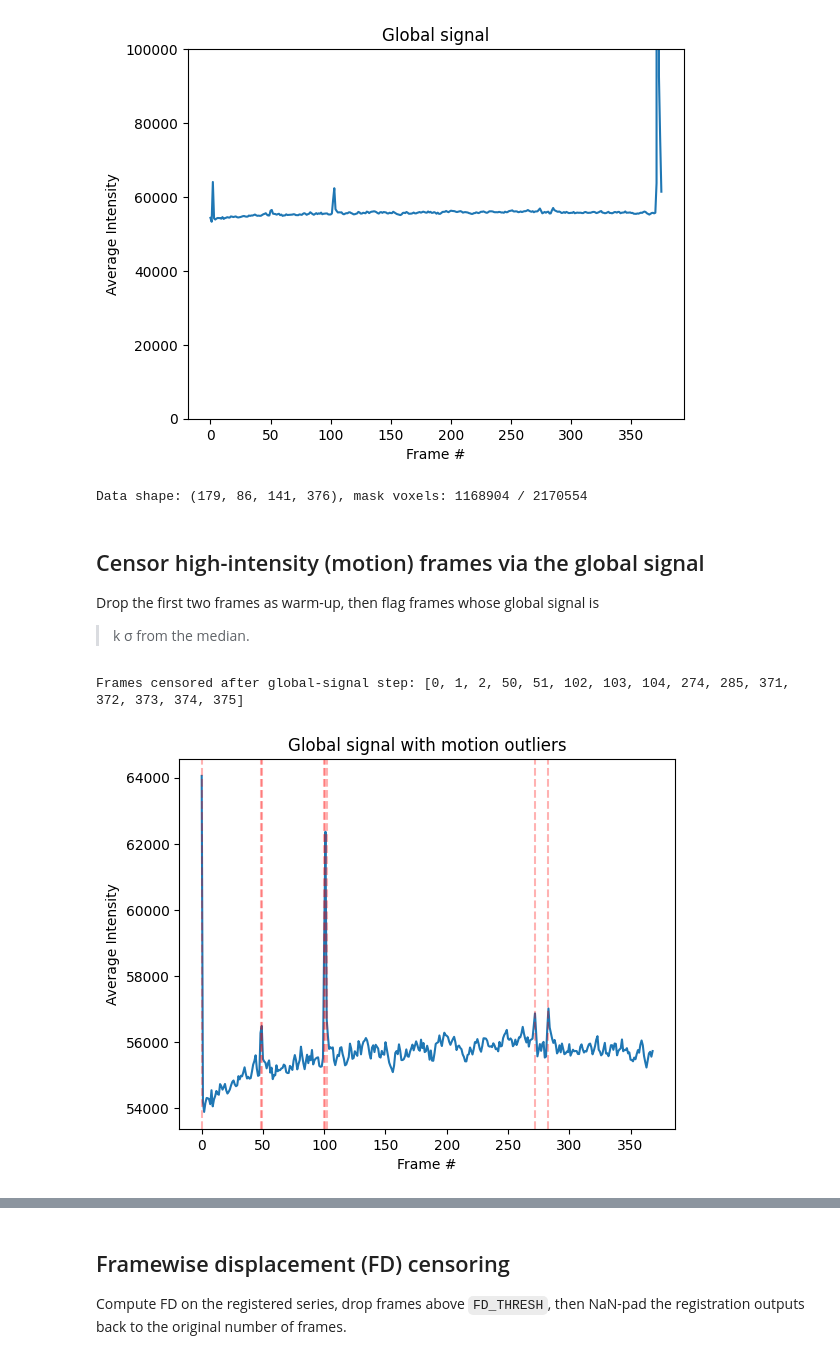
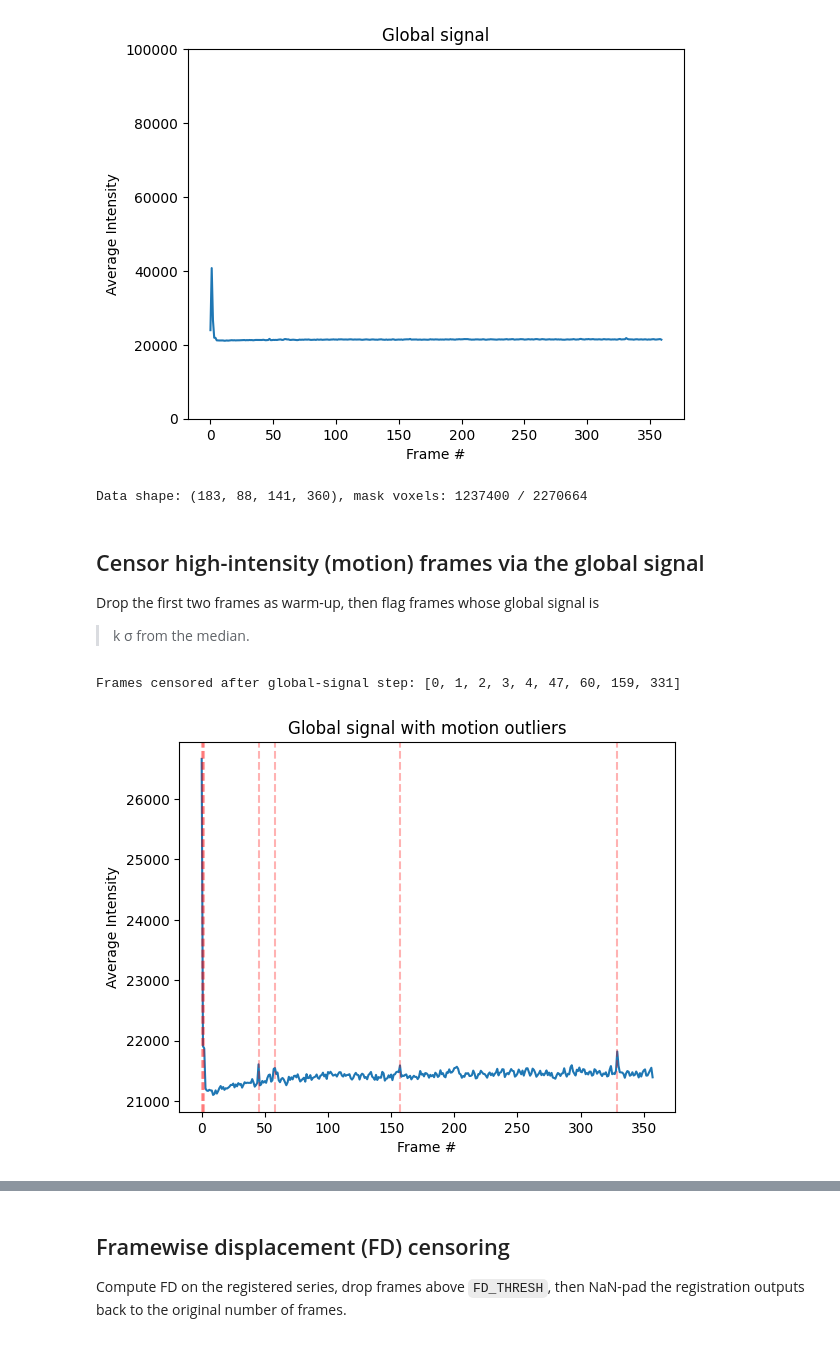
Before and after one commit to ClaireNastaskin/processing_fusi, a Jupyter notebook: Experiments/connectivity_analysis.ipynb, the cells around one changed output, grey strips where cells are left out. Drawn from its saved outputs; the diff is of its cells as text; code cells hidden in the pictures.

```diff
--- a/Experiments/connectivity_analysis.ipynb
+++ b/Experiments/connectivity_analysis.ipynb
@@ -11,7 +11,7 @@ from nilearn.glm.first_level import FirstLevelModel
 import fusiproc_utils2 as fu
 # %%
 # -------- dataset paths -------
-BASE = Path("/Users/clairenastaskin/data/sub-Forest001/2026-05-06/pathfinder.forest/events/resting_state/069fbcd3-edb3-757b-8000-c89a8398e999")
+BASE = Path("/Users/clairenastaskin/data/sub-Forest001/2026-05-27/pathfinder.forest/events/resting_state/06a173f4-385f-712a-8000-ed6162964365")
 RUN  = "pwd.nii"               # raw fUSI volume (change if needed)
 PWD  = BASE / RUN
 
@@ -76,29 +76,29 @@ gs = fu.global_signal(data)
 fu.plot_global_signal(gs, BASE / "global_signal.png", y_lim=[0, 1e5])
 print(f"Data shape: {data.shape}, mask voxels: {int(mask.sum())} / {mask.size}")
 # %% [output]
-[figure, old version]
+[figure, new version]
-Data shape: (179, 86, 141, 376), mask voxels: 1168904 / 2170554
+Data shape: (183, 88, 141, 360), mask voxels: 1237400 / 2270664
 # %% [markdown]
 ## Censor high-intensity (motion) frames via the global signal
 
 Drop the first two frames as warm-up, then flag frames whose global signal is
 > k σ from the median.
 # %%
-skip = {0, 1, 371, 372, 373, 374, 375}  # initial frames to skip (e.g. for stabilization)
+skip = {0, 1}  # initial frames to skip (e.g. for stabilization)
 keep_mask = np.ones(len(gs), dtype=bool)
 keep_mask[list(skip)] = False
 gs_clean = gs[keep_mask]
 kept_frames_gs = np.where(keep_mask)[0]
 
 bad_gs, good_gs, fig = fu.detect_motion_via_global(gs_clean, t_r, k=4.0, y_lim=None)
 fig.savefig(BASE / "global_signal_with_masked_frame.png")
 
 # map bad indices back to original frame indices and update skip
 skip.update(int(kept_frames_gs[i]) for i in bad_gs)
 print(f"Frames censored after global-signal step: {sorted(skip)}")
 # %% [output]
-Frames censored after global-signal step: [0, 1, 2, 50, 51, 102, 103, 104, 274, 285, 371, 372, 373, 374, 375]
+Frames censored after global-signal step: [0, 1, 2, 3, 4, 47, 60, 159, 331]
-[figure, old version]
+[figure, new version]
 # %%
 ## Rigid registration
 
```
Also changed, not shown: parts of 13 cells of this notebook, 3 other files.
